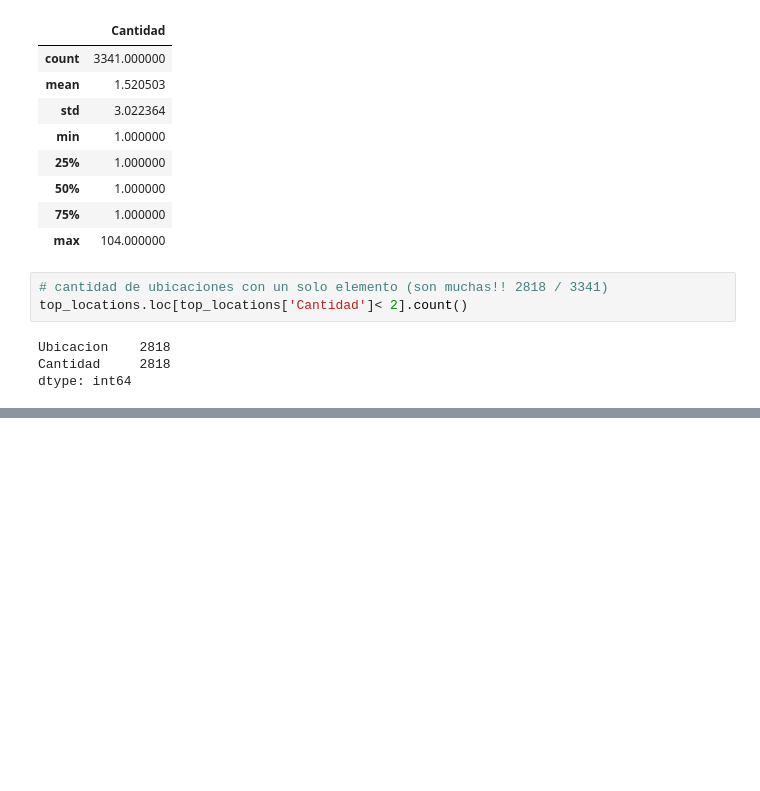
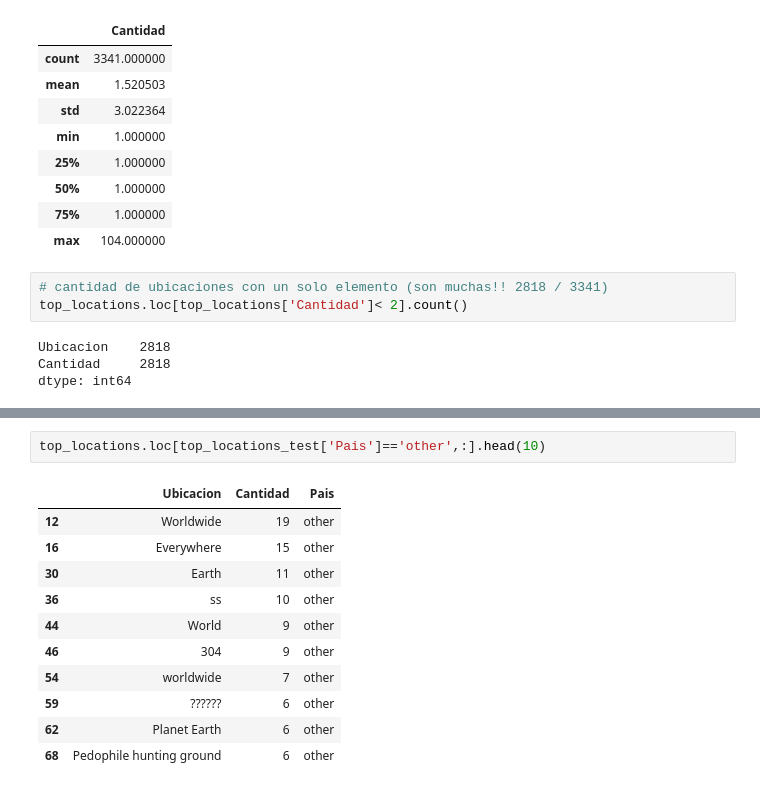
Before and after one commit to tporganizaciondedatos1c2020/TP1, a Jupyter notebook: AnalisisLocation.ipynb, the cells around one changed output, grey strips where cells are left out. Cells and saved outputs as stored; diff of their text form; blank space fills up the shorter version.

```diff
--- a/AnalisisLocation.ipynb
+++ b/AnalisisLocation.ipynb
@@ -98,0 +159,14 @@ plt.show()
+# %%
+top_locations.loc[top_locations_test['Pais']=='other',:].head(10)
+# %% [output]
+|  | Ubicacion | Cantidad | Pais |
+| 12 | Worldwide | 19 | other |
+| 16 | Everywhere | 15 | other |
+| 30 | Earth | 11 | other |
+| 36 | ss | 10 | other |
+| 44 | World | 9 | other |
+| 46 | 304 | 9 | other |
+| 54 | worldwide | 7 | other |
+| 59 | ?????? | 6 | other |
+| 62 | Planet Earth | 6 | other |
+| 68 | Pedophile hunting ground | 6 | other |
```
Also changed, not shown: parts of 7 cells of this notebook, 3 other files.
